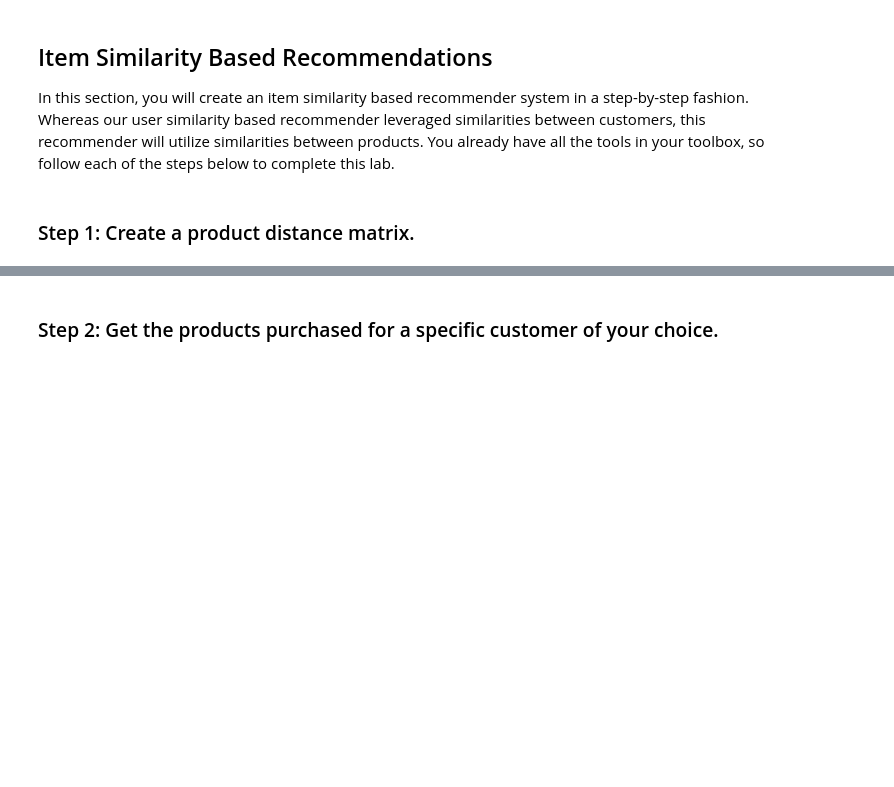
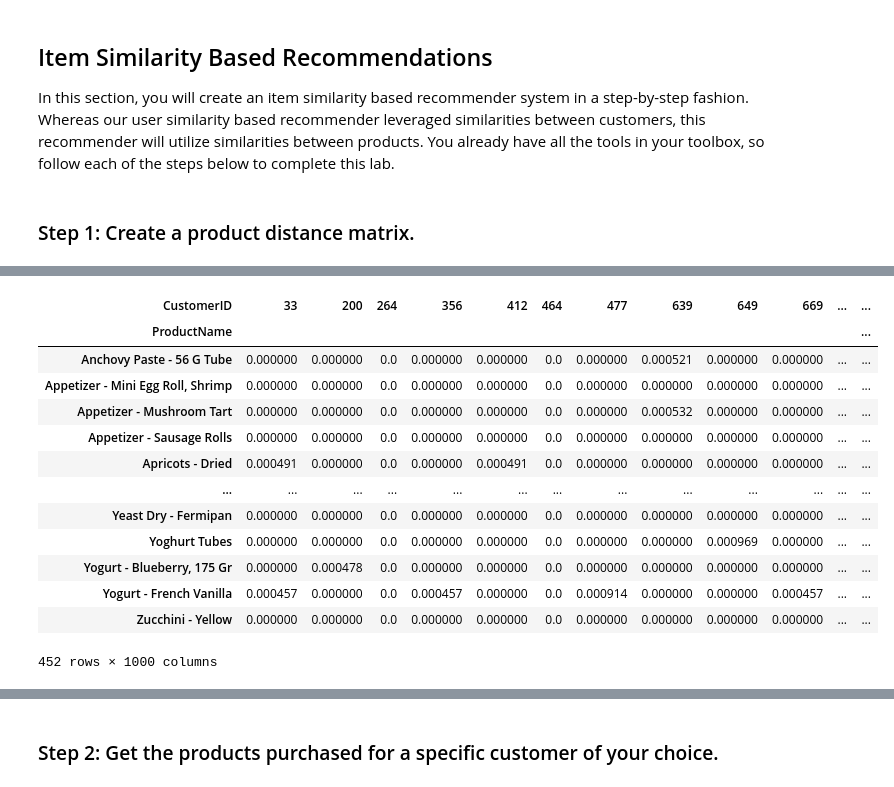
Before and after one commit to ta-data-mexpt/lab-recommender-deepdive, a Jupyter notebook: your-code/main.ipynb, the cells around one changed output, grey strips where cells are left out. Saved outputs shown, nothing was run; the diff lists cells and outputs as text; code cells hidden in the pictures; blank space fills up the shorter version.

```diff
--- a/your-code/main.ipynb
+++ b/your-code/main.ipynb
@@ -107,3 +165,6 @@ recs
 In this section, you will create an item similarity based recommender system in a step-by-step fashion. Whereas our user similarity based recommender leveraged similarities between customers, this recommender will utilize similarities between products. You already have all the tools in your toolbox, so follow each of the steps below to complete this lab.
 # %% [markdown]
 ### Step 1: Create a product distance matrix.
+# %%
+customer_products  = data.groupby(['ProductName','CustomerID']).agg({'Quantity':'sum'}).sort_values(by='Quantity', ascending=False).reset_index()
+customer_products.head()
@@ -109,0 +178,6 @@ In this section, you will create an item similarity based recommender system in
+# %%
+prod_cust_pivot = customer_products.pivot_table(values='Quantity',
+                                                columns='ProductName',
+                                                index='CustomerID',
+                                                aggfunc='sum').fillna(0)
+prod_cust_pivot.head()
@@ -109,0 +193,3 @@ In this section, you will create an item similarity based recommender system in
+# %%
+cust_prod_pivot = prod_cust_pivot.T
+cust_prod_pivot.head()
@@ -109,0 +205,19 @@ In this section, you will create an item similarity based recommender system in
+# %%
+prod_cust_pivot = prod_cust_pivot.div(prod_cust_pivot.sum(axis=1), axis=0)
+cust_prod_pivot = cust_prod_pivot.div(cust_prod_pivot.sum(axis=1), axis=0)
+cust_prod_pivot
+# %% [output]
+| CustomerID | 33 | 200 | 264 | 356 | 412 | 464 | 477 | 639 | 649 | 669 | ... | ... |
+| ProductName |  |  |  |  |  |  |  |  |  |  |  | ... |
+| Anchovy Paste - 56 G Tube | 0.000000 | 0.000000 | 0.0 | 0.000000 | 0.000000 | 0.0 | 0.000000 | 0.000521 | 0.000000 | 0.000000 | ... | ... |
+| Appetizer - Mini Egg Roll, Shrimp | 0.000000 | 0.000000 | 0.0 | 0.000000 | 0.000000 | 0.0 | 0.000000 | 0.000000 | 0.000000 | 0.000000 | ... | ... |
+| Appetizer - Mushroom Tart | 0.000000 | 0.000000 | 0.0 | 0.000000 | 0.000000 | 0.0 | 0.000000 | 0.000532 | 0.000000 | 0.000000 | ... | ... |
+| Appetizer - Sausage Rolls | 0.000000 | 0.000000 | 0.0 | 0.000000 | 0.000000 | 0.0 | 0.000000 | 0.000000 | 0.000000 | 0.000000 | ... | ... |
+| Apricots - Dried | 0.000491 | 0.000000 | 0.0 | 0.000000 | 0.000491 | 0.0 | 0.000000 | 0.000000 | 0.000000 | 0.000000 | ... | ... |
+| ... | ... | ... | ... | ... | ... | ... | ... | ... | ... | ... | ... | ... |
+| Yeast Dry - Fermipan | 0.000000 | 0.000000 | 0.0 | 0.000000 | 0.000000 | 0.0 | 0.000000 | 0.000000 | 0.000000 | 0.000000 | ... | ... |
+| Yoghurt Tubes | 0.000000 | 0.000000 | 0.0 | 0.000000 | 0.000000 | 0.0 | 0.000000 | 0.000000 | 0.000969 | 0.000000 | ... | ... |
+| Yogurt - Blueberry, 175 Gr | 0.000000 | 0.000478 | 0.0 | 0.000000 | 0.000000 | 0.0 | 0.000000 | 0.000000 | 0.000000 | 0.000000 | ... | ... |
+| Yogurt - French Vanilla | 0.000457 | 0.000000 | 0.0 | 0.000457 | 0.000000 | 0.0 | 0.000914 | 0.000000 | 0.000000 | 0.000457 | ... | ... |
+| Zucchini - Yellow | 0.000000 | 0.000000 | 0.0 | 0.000000 | 0.000000 | 0.0 | 0.000000 | 0.000000 | 0.000000 | 0.000000 | ... | ... |
+452 rows × 1000 columns
```
Also changed, not shown: parts of 18 cells of this notebook.
